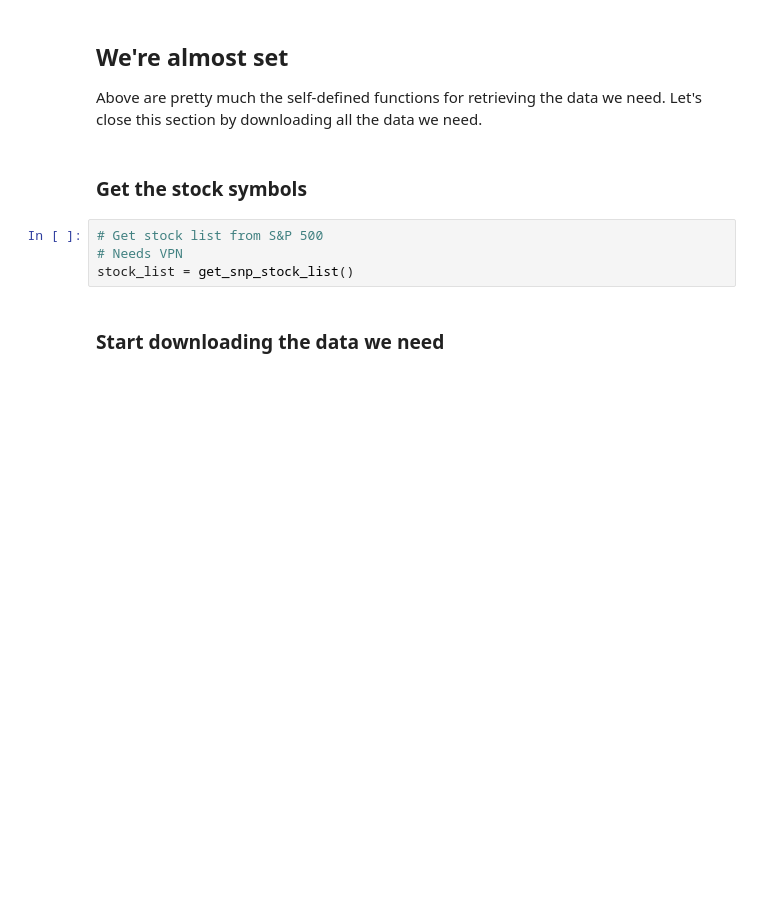
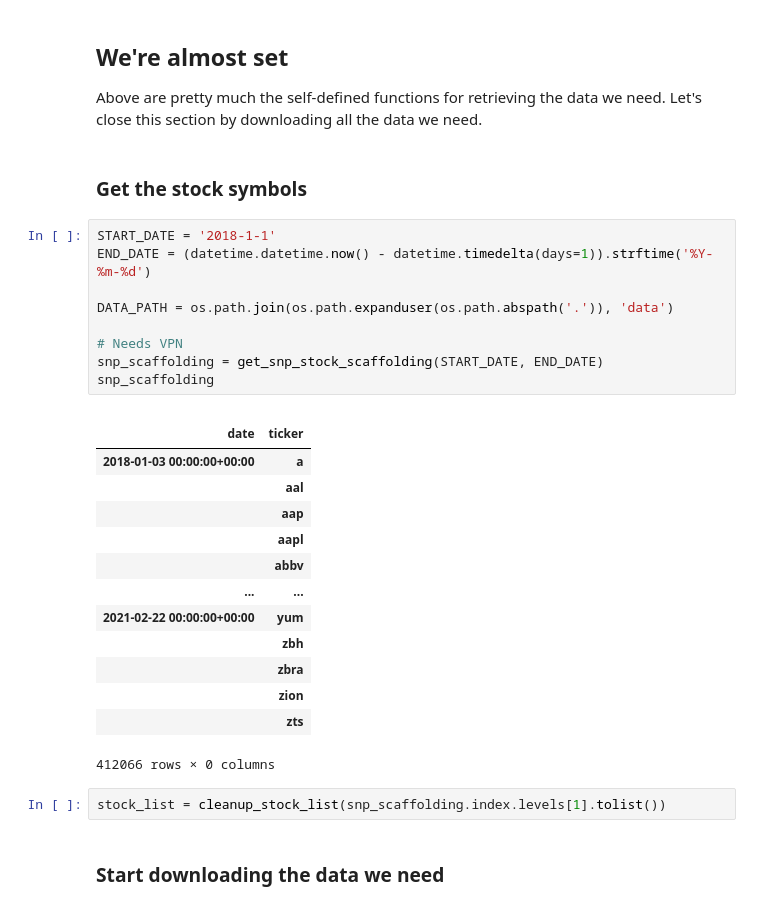
Before and after one commit to mikelhsia/Python, a Jupyter notebook: jupyter_notebook_for_blogs/vol_2_preparing_data.ipynb, the cells around one changed output. Drawn from its saved outputs; the diff is of its cells as text; blank space fills up the shorter version.

```diff
--- a/jupyter_notebook_for_blogs/vol_2_preparing_data.ipynb
+++ b/jupyter_notebook_for_blogs/vol_2_preparing_data.ipynb
@@ -478,10 +478,32 @@ def load_data(symbol, start_date, end_date=None, freq='daily', path=None):
 Above are pretty much the self-defined functions for retrieving the data we need. Let's close this section by downloading all the data we need.
 # %% [markdown]
 ### Get the stock symbols
-# %%
-# Get stock list from S&P 500
-# Needs VPN
-stock_list = get_snp_stock_list()
+# %%
+START_DATE = '2018-1-1'
+END_DATE = (datetime.datetime.now() - datetime.timedelta(days=1)).strftime('%Y-%m-%d')
+
+DATA_PATH = os.path.join(os.path.expanduser(os.path.abspath('.')), 'data')
+
+# Needs VPN
+snp_scaffolding = get_snp_stock_scaffolding(START_DATE, END_DATE)
+snp_scaffolding
+# %% [output]
+|  |  |
+| date | ticker |
+| 2018-01-03 00:00:00+00:00 | a |
+|  | aal |
+|  | aap |
+|  | aapl |
+|  | abbv |
+| ... | ... |
+| 2021-02-22 00:00:00+00:00 | yum |
+|  | zbh |
+|  | zbra |
+|  | zion |
+|  | zts |
+412066 rows × 0 columns
+# %%
+stock_list = cleanup_stock_list(snp_scaffolding.index.levels[1].tolist())
 # %% [markdown]
 ### Start downloading the data we need
 # %%
```
Also changed, not shown: parts of 6 cells of this notebook.
